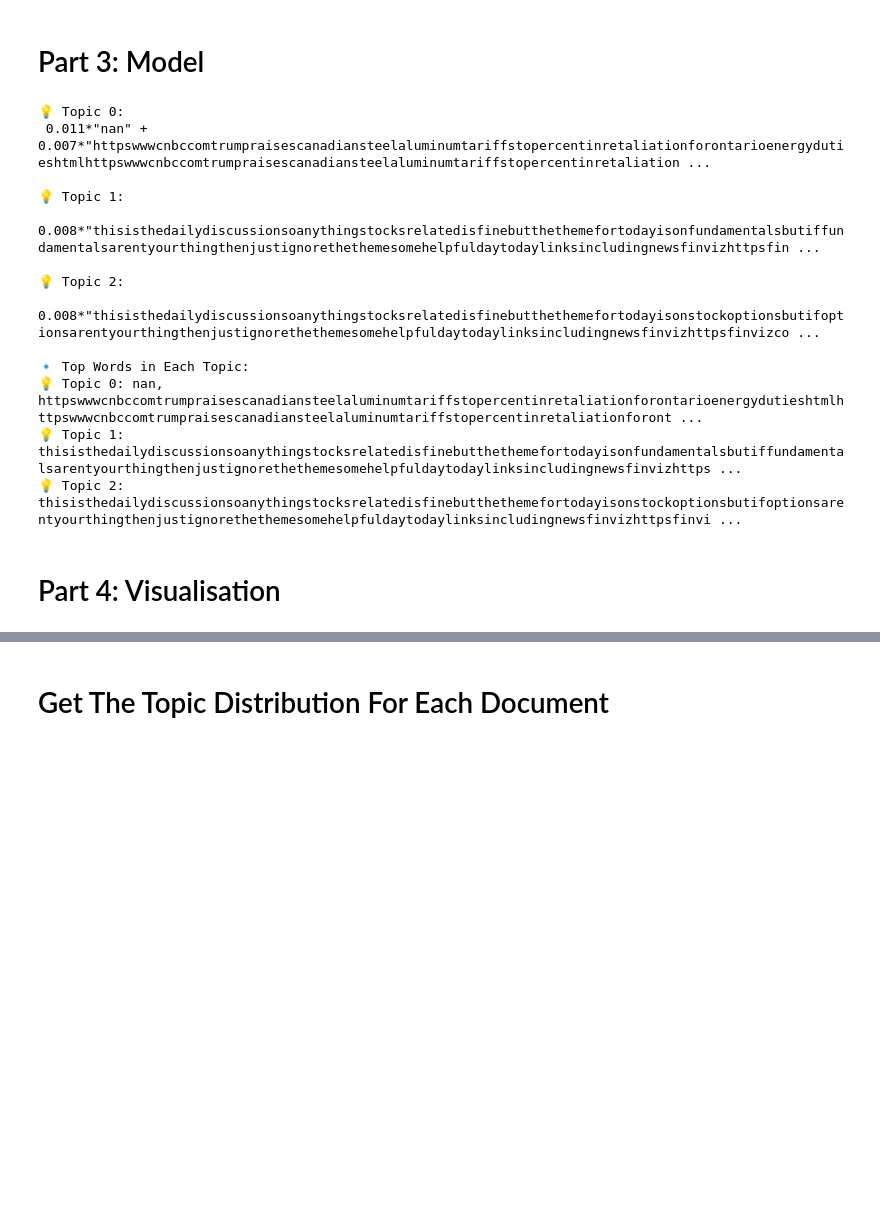
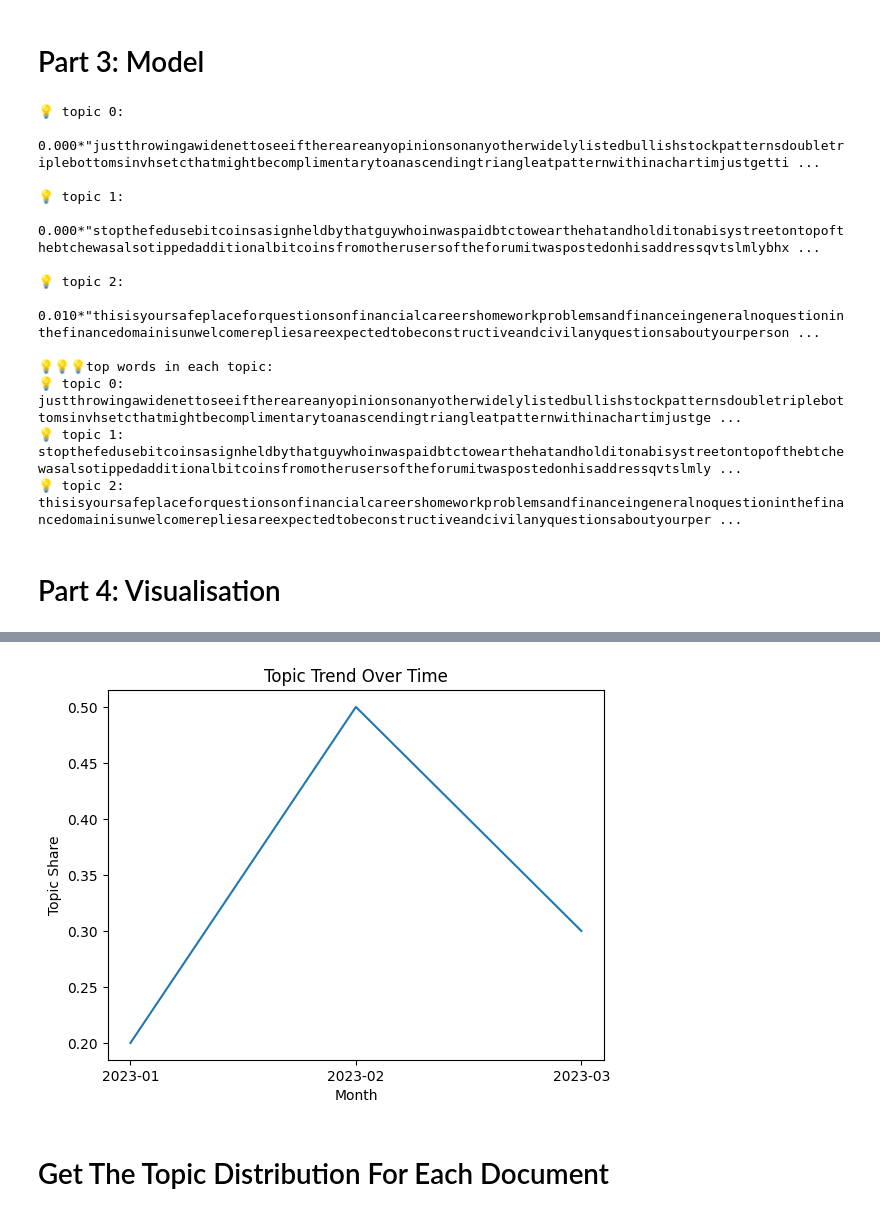
Before and after one commit to ullasunangell/topic_modeling_project, a Jupyter notebook: topic_modeling.ipynb, the cells around one changed output, grey strips where cells are left out. Cells and saved outputs as stored; diff of their text form; code cells hidden in the pictures; blank space fills up the shorter version.

```diff
--- a/topic_modeling.ipynb
+++ b/topic_modeling.ipynb
@@ -91,10 +92,14 @@ preprocessing complete! cleaned dataset saved: 879 posts
 from gensim import corpora
 from gensim.models import LdaModel
 
-# tokenize the cleaned text
+df = pd.read_csv("data/stocks_preprocessed.csv")
+# Ensure 'Cleaned_Text' is treated as a string and handle NaN values
+df["Cleaned_Text"] = df["Cleaned_Text"].fillna("").astype(str)
+
+# Now tokenize safely
 df["Tokenized"] = df["Cleaned_Text"].apply(lambda x: x.split())
 
-# create a dict and corpus
+# Create dictionary & corpus
 dictionary = corpora.Dictionary(df["Tokenized"])
 corpus = [dictionary.doc2bow(text) for text in df["Tokenized"]]
 
@@ -117,19 +122,19 @@ for topic_id, words in lda_model.show_topics(num_topics=num_topics, num_words=10
     word_list = [word[0] for word in words]
     print(f"💡 topic {topic_id}: {', '.join(word_list)}")
 # %% [output]
-💡 Topic 0:
- 0.011*"nan" + 0.007*"httpswwwcnbccomtrumpraisescanadiansteelaluminumtariffstopercentinretaliationforontarioenergydutieshtmlhttpswwwcnbccomtrumpraisescanadiansteelaluminumtariffstopercentinretaliation ...
+💡 topic 0:
+ 0.000*"justthrowingawidenettoseeifthereareanyopinionsonanyotherwidelylistedbullishstockpatternsdoubletriplebottomsinvhsetcthatmightbecomplimentarytoanascendingtriangleatpatternwithinachartimjustgetti ...
 
-💡 Topic 1:
- 0.008*"thisisthedailydiscussionsoanythingstocksrelatedisfinebutthethemefortodayisonfundamentalsbutiffundamentalsarentyourthingthenjustignorethethemesomehelpfuldaytodaylinksincludingnewsfinvizhttpsfin ...
+💡 topic 1:
+ 0.000*"stopthefedusebitcoinsasignheldbythatguywhoinwaspaidbtctowearthehatandholditonabisystreetontopofthebtchewasalsotippedadditionalbitcoinsfromotherusersoftheforumitwaspostedonhisaddressqvtslmlybhx ...
 
-💡 Topic 2:
- 0.008*"thisisthedailydiscussionsoanythingstocksrelatedisfinebutthethemefortodayisonstockoptionsbutifoptionsarentyourthingthenjustignorethethemesomehelpfuldaytodaylinksincludingnewsfinvizhttpsfinvizco ...
+💡 topic 2:
+ 0.010*"thisisyoursafeplaceforquestionsonfinancialcareershomeworkproblemsandfinanceingeneralnoquestioninthefinancedomainisunwelcomerepliesareexpectedtobeconstructiveandcivilanyquestionsaboutyourperson ...
 
-🔹 Top Words in Each Topic:
-💡 Topic 0: nan, httpswwwcnbccomtrumpraisescanadiansteelaluminumtariffstopercentinretaliationforontarioenergydutieshtmlhttpswwwcnbccomtrumpraisescanadiansteelaluminumtariffstopercentinretaliationforont ...
-💡 Topic 1: thisisthedailydiscussionsoanythingstocksrelatedisfinebutthethemefortodayisonfundamentalsbutiffundamentalsarentyourthingthenjustignorethethemesomehelpfuldaytodaylinksincludingnewsfinvizhttps ...
-💡 Topic 2: thisisthedailydiscussionsoanythingstocksrelatedisfinebutthethemefortodayisonstockoptionsbutifoptionsarentyourthingthenjustignorethethemesomehelpfuldaytodaylinksincludingnewsfinvizhttpsfinvi ...
+💡💡💡top words in each topic:
+💡 topic 0: justthrowingawidenettoseeifthereareanyopinionsonanyotherwidelylistedbullishstockpatternsdoubletriplebottomsinvhsetcthatmightbecomplimentarytoanascendingtriangleatpatternwithinachartimjustge ...
+💡 topic 1: stopthefedusebitcoinsasignheldbythatguywhoinwaspaidbtctowearthehatandholditonabisystreetontopofthebtchewasalsotippedadditionalbitcoinsfromotherusersoftheforumitwaspostedonhisaddressqvtslmly ...
+💡 topic 2: thisisyoursafeplaceforquestionsonfinancialcareershomeworkproblemsandfinanceingeneralnoquestioninthefinancedomainisunwelcomerepliesareexpectedtobeconstructiveandcivilanyquestionsaboutyourper ...
 # %% [markdown]
 # Part 4: Visualisation
 # %%
@@ -140,6 +145,17 @@ pyLDAvis.display(vis)
 # pyLDAvis.save_html(vis, 'lda_visualization.html')
 # %% [output]
 [interactive output not drawn]
+# %%
+import matplotlib.pyplot as plt
+
+# Example: Plotting dummy data
+plt.plot(['2023-01', '2023-02', '2023-03'], [0.2, 0.5, 0.3])
+plt.title("Topic Trend Over Time")
+plt.xlabel("Month")
+plt.ylabel("Topic Share")
+plt.show()
+# %% [output]
+[figure, added]
 # %% [markdown]
 # Get The Topic Distribution For Each Document
 # %%
```
Also changed, not shown: parts of 3 cells of this notebook.
